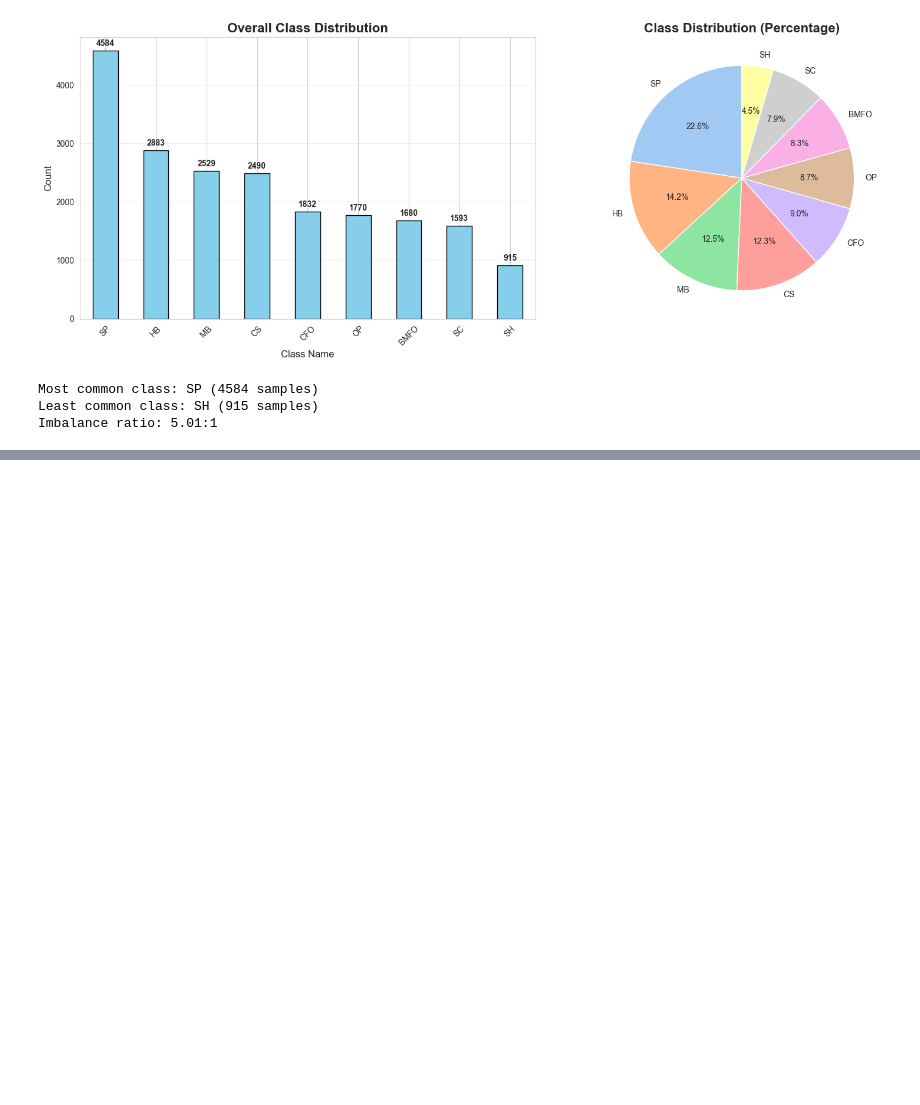
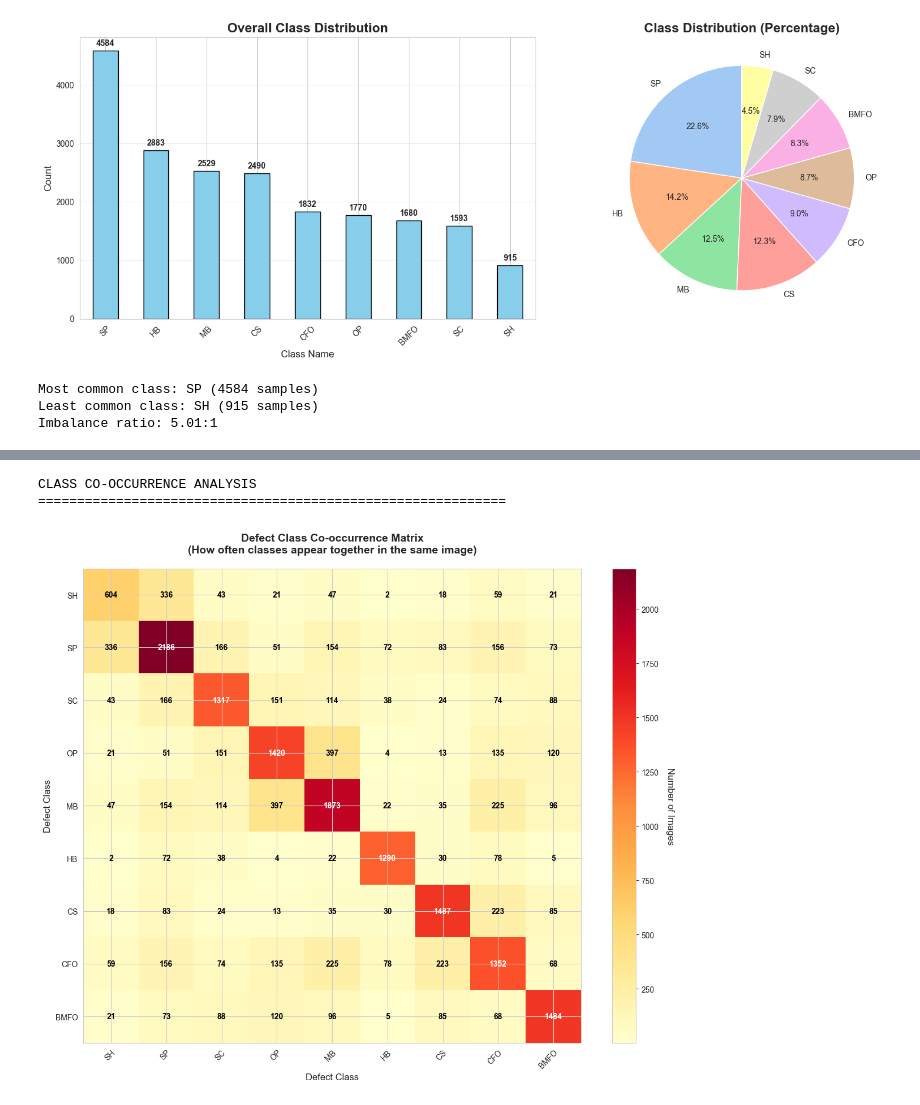
Before and after one commit to MalipieroMattia/ADVCV_final_project, a Jupyter notebook: EDA/EDA_pcb.ipynb, the cells around one changed output, grey strips where cells are left out. Saved outputs shown, nothing was run; the diff lists cells and outputs as text; code cells hidden in the pictures; blank space fills up the shorter version.

```diff
--- a/EDA/EDA_pcb.ipynb
+++ b/EDA/EDA_pcb.ipynb
@@ -399,0 +464,66 @@ SAMPLE IMAGES WITH ANNOTATIONS
+# %%
+# Class Co-occurrence Analysis
+print("CLASS CO-OCCURRENCE ANALYSIS")
+print("="*60)
+
+# Create co-occurrence matrix (9x9 for 9 classes)
+n_classes = len(CLASS_NAMES)
+cooccurrence_matrix = np.zeros((n_classes, n_classes), dtype=int)
+
+# For each image, find which classes appear together
+for filename in os.listdir(LABELS_DIR):
+    if filename.endswith('.txt'):
+        label_path = os.path.join(LABELS_DIR, filename)
+
+        # Get all unique classes in this image
+        classes_in_image = set()
+        with open(label_path, 'r') as f:
+            for line in f:
+                parts = line.strip().split()
+                if len(parts) == 5:
+                    class_id = int(parts[0])
+                    classes_in_image.add(class_id)
+
+        # Increment co-occurrence for all pairs (including self)
+        for class_a in classes_in_image:
+            for class_b in classes_in_image:
+                cooccurrence_matrix[class_a, class_b] += 1
+
+# Create visualization
+fig, ax = plt.subplots(figsize=(12, 10))
+
+# Plot heatmap
+im = ax.imshow(cooccurrence_matrix, cmap='YlOrRd', aspect='auto')
+
+# Set ticks and labels
+class_labels = [CLASS_NAMES[i] for i in range(n_classes)]
+ax.set_xticks(np.arange(n_classes))
+ax.set_yticks(np.arange(n_classes))
+ax.set_xticklabels(class_labels)
+ax.set_yticklabels(class_labels)
+
+# Rotate x labels for readability
+plt.setp(ax.get_xticklabels(), rotation=45, ha="right", rotation_mode="anchor")
+
+# Add text annotations
+for i in range(n_classes):
+    for j in range(n_classes):
+        text = ax.text(j, i, cooccurrence_matrix[i, j],
+                      ha="center", va="center", color="black" if cooccurrence_matrix[i, j] < cooccurrence_matrix.max()/2 else "white",
+                      fontsize=10, fontweight='bold')
+
+# Add colorbar
+cbar = plt.colorbar(im, ax=ax)
+cbar.set_label('Number of Images', rotation=270, labelpad=20, fontsize=12)
+
+ax.set_title('Defect Class Co-occurrence Matrix\n(How often classes appear together in the same image)',
+             fontsize=14, fontweight='bold', pad=20)
+ax.set_xlabel('Defect Class', fontsize=12)
+ax.set_ylabel('Defect Class', fontsize=12)
+
+plt.tight_layout()
+plt.show()
+# %% [output]
+CLASS CO-OCCURRENCE ANALYSIS
+============================================================
+[figure, added]
```
Also changed, not shown: parts of 31 cells of this notebook, 18 other files.
